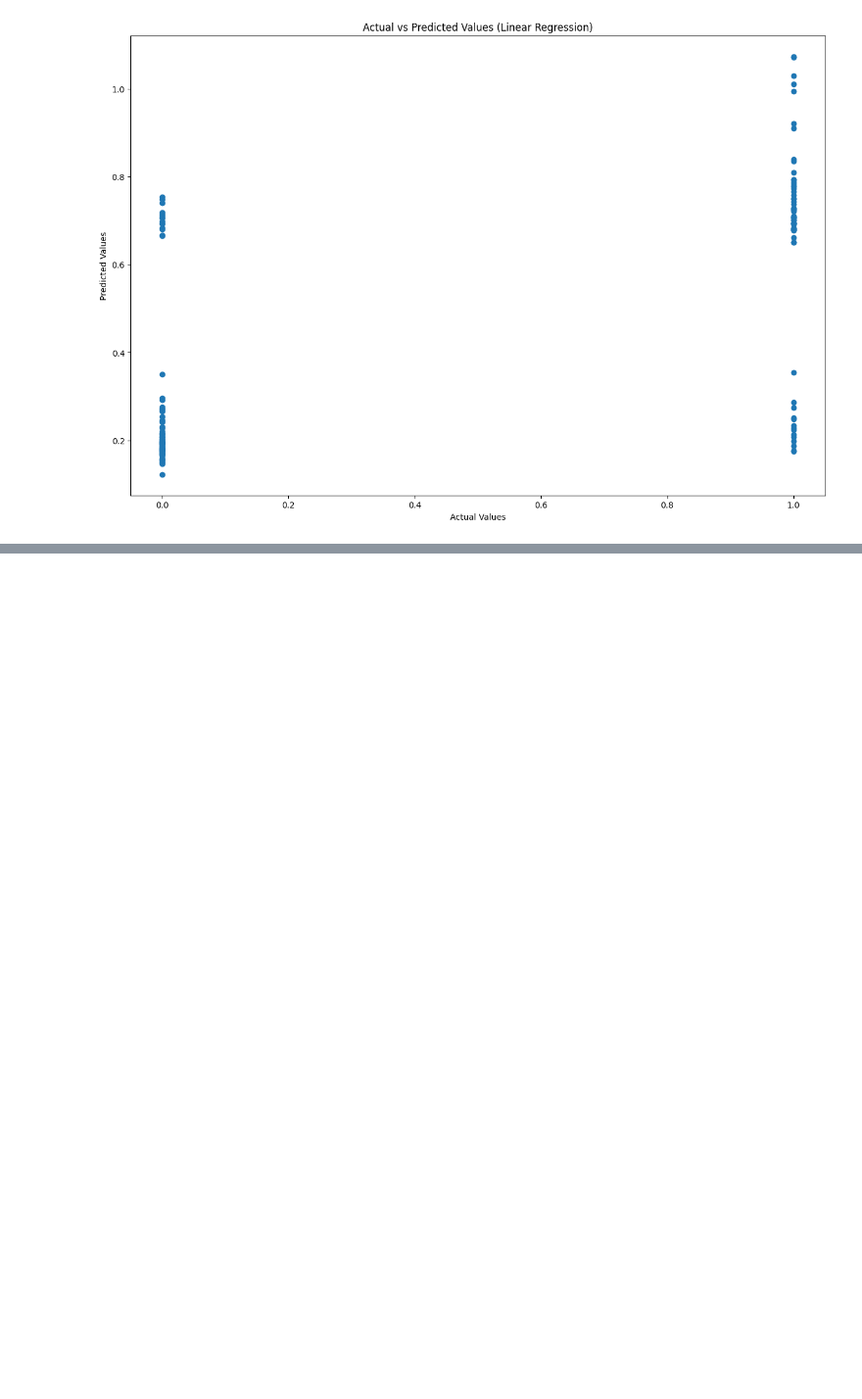
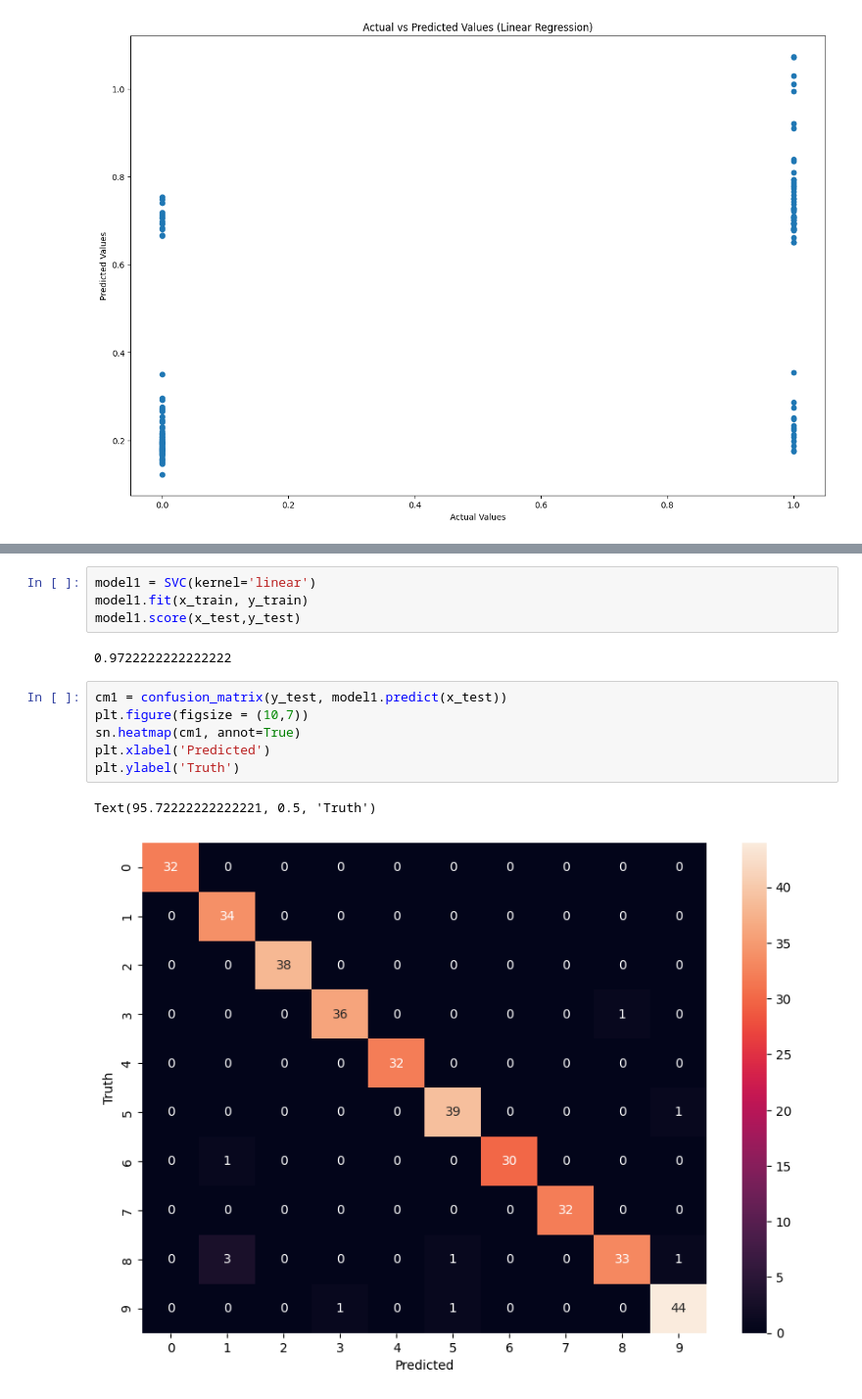
Before and after one commit to KPorus/machine-learning-and-python, a Jupyter notebook: ML.ipynb, the cells around one changed output, grey strips where cells are left out. Shown at 98% size. Drawn from its saved outputs; the diff is of its cells as text; blank space fills up the shorter version.

```diff
--- a/ML.ipynb
+++ b/ML.ipynb
@@ -1255,0 +1309,15 @@ import pandas as pd
+# %%
+model1 = SVC(kernel='linear')
+model1.fit(x_train, y_train)
+model1.score(x_test,y_test)
+# %% [output]
+0.9722222222222222
+# %%
+cm1 = confusion_matrix(y_test, model1.predict(x_test))
+plt.figure(figsize = (10,7))
+sn.heatmap(cm1, annot=True)
+plt.xlabel('Predicted')
+plt.ylabel('Truth')
+# %% [output]
+Text(95.72222222222221, 0.5, 'Truth')
+[figure, added]
```
Also changed, not shown: parts of 64 cells of this notebook.
